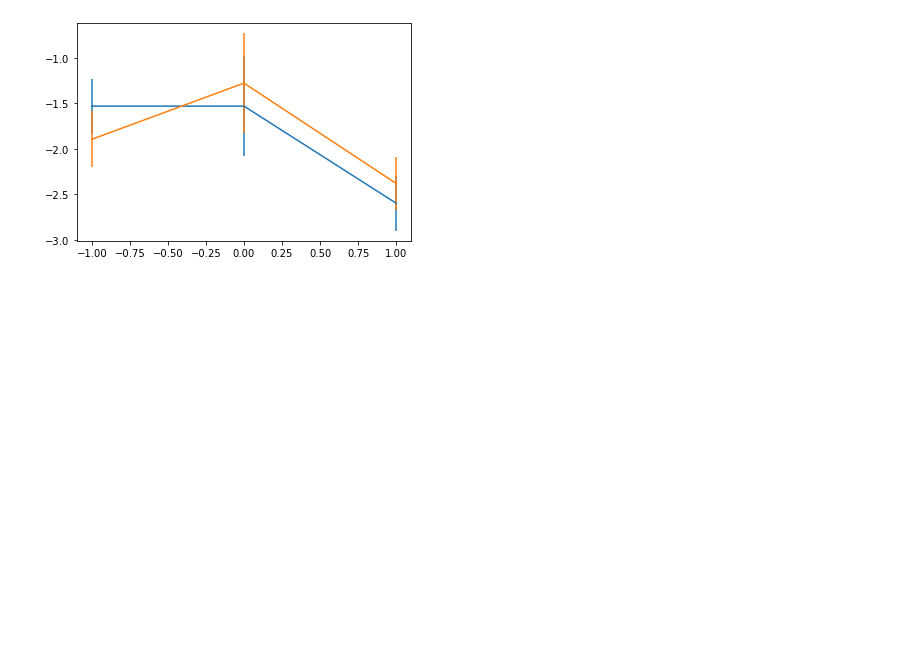
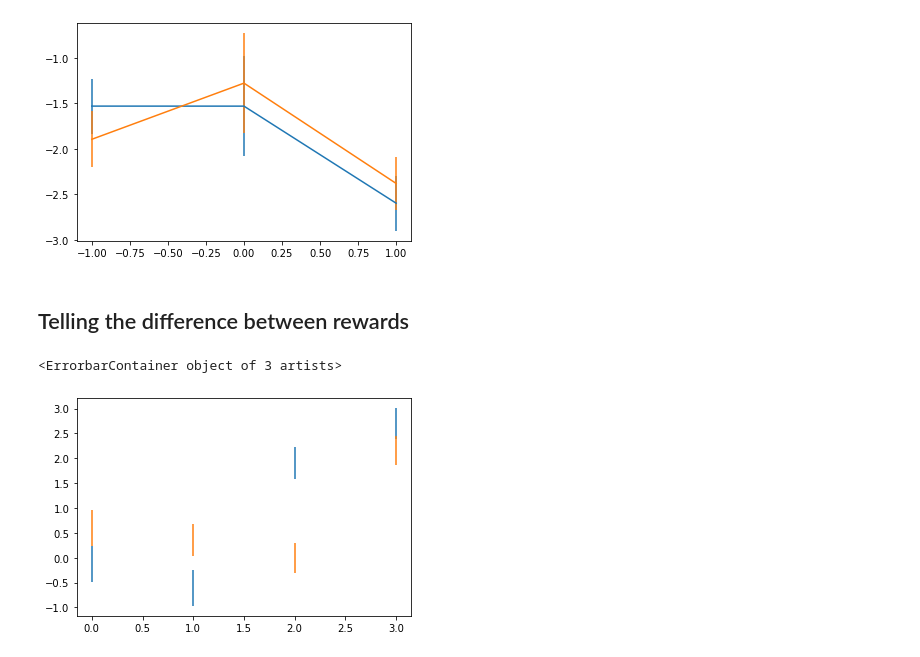
Before and after one commit to ccli3896/RLWorms, a Jupyter notebook: 10_30_model/Tests.ipynb, the cells around one changed output. Drawn from its saved outputs; the diff is of its cells as text; code cells hidden in the pictures; blank space fills up the shorter version.

```diff
--- a/10_30_model/Tests.ipynb
+++ b/10_30_model/Tests.ipynb
@@ -134,6 +111,19 @@ plt.imshow(counts)
 # %% [output]
 <matplotlib.image.AxesImage at 0x...>
 [figure]
+# %%
+def quadrant(x):
+    quads = np.zeros(x.shape[0])
+    for i,pt in enumerate(list(x)):
+        if (pt[0]>=0 and pt[1]>0) or (pt[0]==0 and pt[1]==0):
+            quads[i] = 0
+        elif pt[0]<0 and pt[1]>=0:
+            quads[i] = 1
+        elif pt[0]<=0 and pt[1]<0:
+            quads[i] = 2
+        elif pt[0]>0 and pt[1]<=0:
+            quads[i] = 3
+    return np.array(quads)
 # %%
 def make_buffer(traj,inds=None,ahead=1):
     # Takes a trajectory and returns a memory buffer
@@ -154,7 +144,8 @@ def make_buffer(traj,inds=None,ahead=1):
         'action': action,
         'reward': rew,
         'next_obs': next_obs,
-        'simple': np.sign(obs[:,0]*obs[:,1])
+        'simple': quadrant(obs)
+        #'simple': np.sign(obs[:,0]*obs[:,1])
     }
     return buffer
 
@@ -174,6 +165,6 @@ def make_split_buffer(traj,ahead=1):
 # %%
 buff = make_buffer(traj,ahead=3)
 # %%
-onb, offb = make_split_buffer(traj)
+onb, offb = make_split_buffer(traj,ahead=20)
 # %%
 from mpl_toolkits import mplot3d
@@ -192,12 +183,13 @@ ax.set_zlabel('reward')
 [interactive output not drawn]
 Text(0.5, 0, 'reward')
 # %%
-def reward_stats(buffer):
+def reward_stats(buffer,simples=[0,1,2,3]):
     def find_simple(buffer,simple):
         return buffer['reward'][np.argwhere(buffer['simple']==simple)]
-    rews = [find_simple(buffer,i) for i in [-1,0,1]]
-    r_stats = np.zeros((2,3))
-    for i in range(3):
+
+    rews = [find_simple(buffer,i) for i in simples]
+    r_stats = np.zeros((2,len(simples)))
+    for i in simples:
         r_stats[0,i] = np.mean(rews[i])
         r_stats[1,i] = np.std(rews[i])/np.sqrt(len(rews[i]))
     return r_stats
@@ -331,3 +323,5 @@ plt.errorbar([-1,0,1],r_off_stats[0,:],yerr=r_off_stats[1,:])
 # %% [output]
 <ErrorbarContainer object of 3 artists>
 [figure]
+# %% [markdown]
+## Telling the difference between rewards
@@ -333,0 +351,10 @@ plt.errorbar([-1,0,1],r_off_stats[0,:],yerr=r_off_stats[1,:])
+# %%
+# Every second light choice
+onb, offb = make_split_buffer(traj,ahead=30)
+r_on_stats = reward_stats(onb)
+r_off_stats = reward_stats(offb)
+plt.errorbar([0,2,1,3],r_on_stats[0,:],yerr=r_on_stats[1,:],ls='')
+plt.errorbar([0,2,1,3],r_off_stats[0,:],yerr=r_off_stats[1,:],ls='')
+# %% [output]
+<ErrorbarContainer object of 3 artists>
+[figure, added]
```
Also changed, not shown: parts of 3 cells of this notebook, 2 other files.
